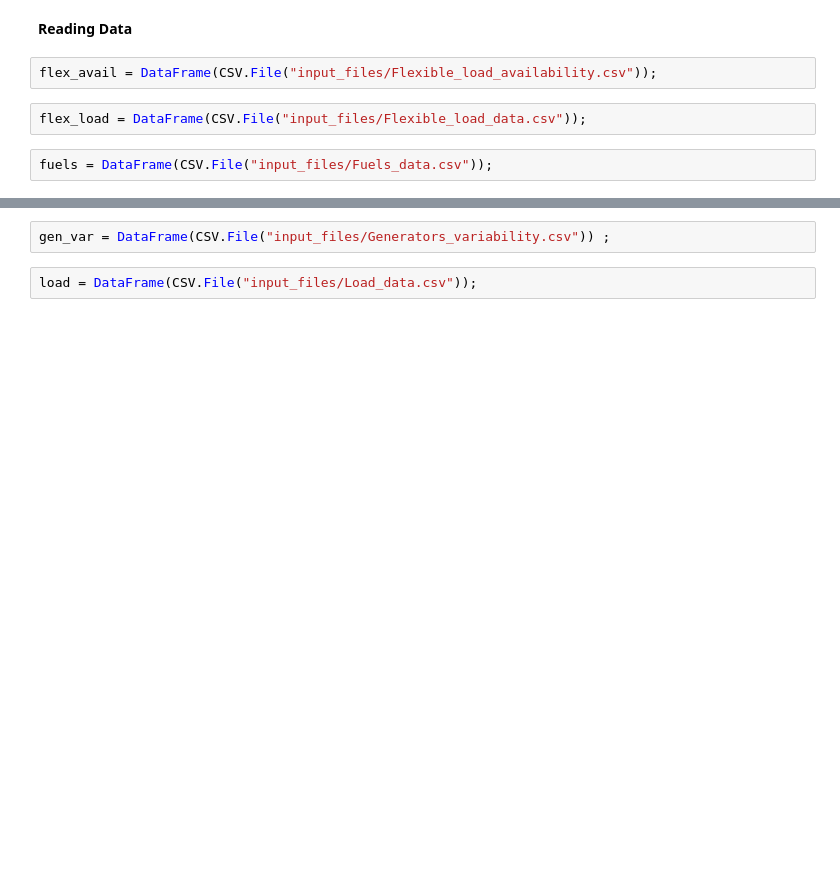
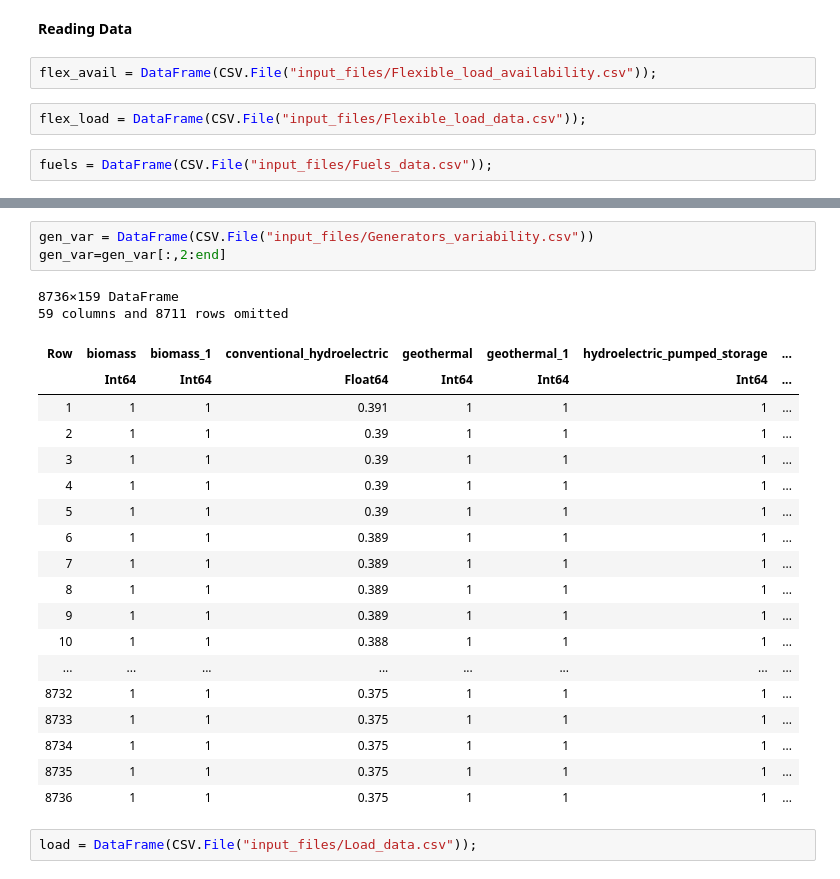
Before and after one commit to RPereira98/Coursework, a Jupyter notebook: Coursework.ipynb, the cells around one changed output, grey strips where cells are left out. Saved outputs shown, nothing was run; the diff lists cells and outputs as text; blank space fills up the shorter version.

```diff
--- a/Coursework.ipynb
+++ b/Coursework.ipynb
@@ -17,5 +38,27 @@ generators = DataFrame(CSV.File("input_files/Generators_data.csv"));
 # %%
-gen_var = DataFrame(CSV.File("input_files/Generators_variability.csv")) ;
+gen_var = DataFrame(CSV.File("input_files/Generators_variability.csv"))
+gen_var=gen_var[:,2:end]
+# %% [output]
+8736×159 DataFrame
+59 columns and 8711 rows omitted
+| Row | biomass | biomass_1 | conventional_hydroelectric | geothermal | geothermal_1 | hydroelectric_pumped_storage | ... |
+|  | Int64 | Int64 | Float64 | Int64 | Int64 | Int64 | ... |
+| 1 | 1 | 1 | 0.391 | 1 | 1 | 1 | ... |
+| 2 | 1 | 1 | 0.39 | 1 | 1 | 1 | ... |
+| 3 | 1 | 1 | 0.39 | 1 | 1 | 1 | ... |
+| 4 | 1 | 1 | 0.39 | 1 | 1 | 1 | ... |
+| 5 | 1 | 1 | 0.39 | 1 | 1 | 1 | ... |
+| 6 | 1 | 1 | 0.389 | 1 | 1 | 1 | ... |
+| 7 | 1 | 1 | 0.389 | 1 | 1 | 1 | ... |
+| 8 | 1 | 1 | 0.389 | 1 | 1 | 1 | ... |
+| 9 | 1 | 1 | 0.389 | 1 | 1 | 1 | ... |
+| 10 | 1 | 1 | 0.388 | 1 | 1 | 1 | ... |
+| ... | ... | ... | ... | ... | ... | ... | ... |
+| 8732 | 1 | 1 | 0.375 | 1 | 1 | 1 | ... |
+| 8733 | 1 | 1 | 0.375 | 1 | 1 | 1 | ... |
+| 8734 | 1 | 1 | 0.375 | 1 | 1 | 1 | ... |
+| 8735 | 1 | 1 | 0.375 | 1 | 1 | 1 | ... |
+| 8736 | 1 | 1 | 0.375 | 1 | 1 | 1 | ... |
 # %%
 load = DataFrame(CSV.File("input_files/Load_data.csv"));
 # %%
```
Also changed, not shown: parts of 13 cells of this notebook.
